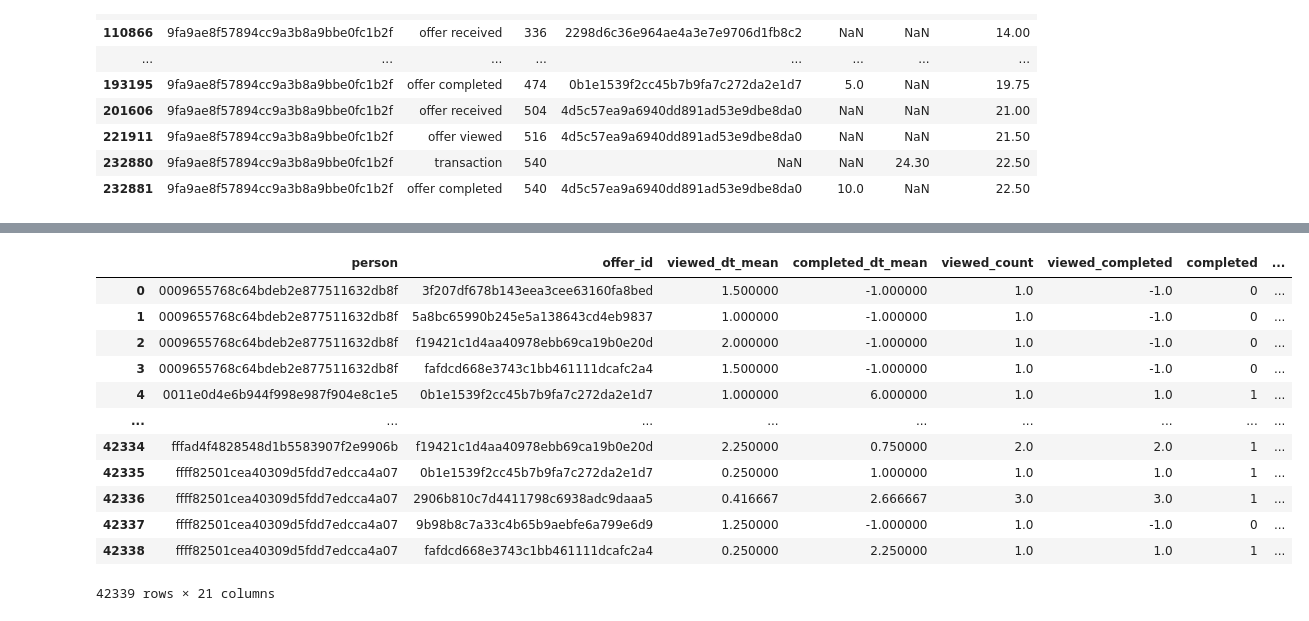
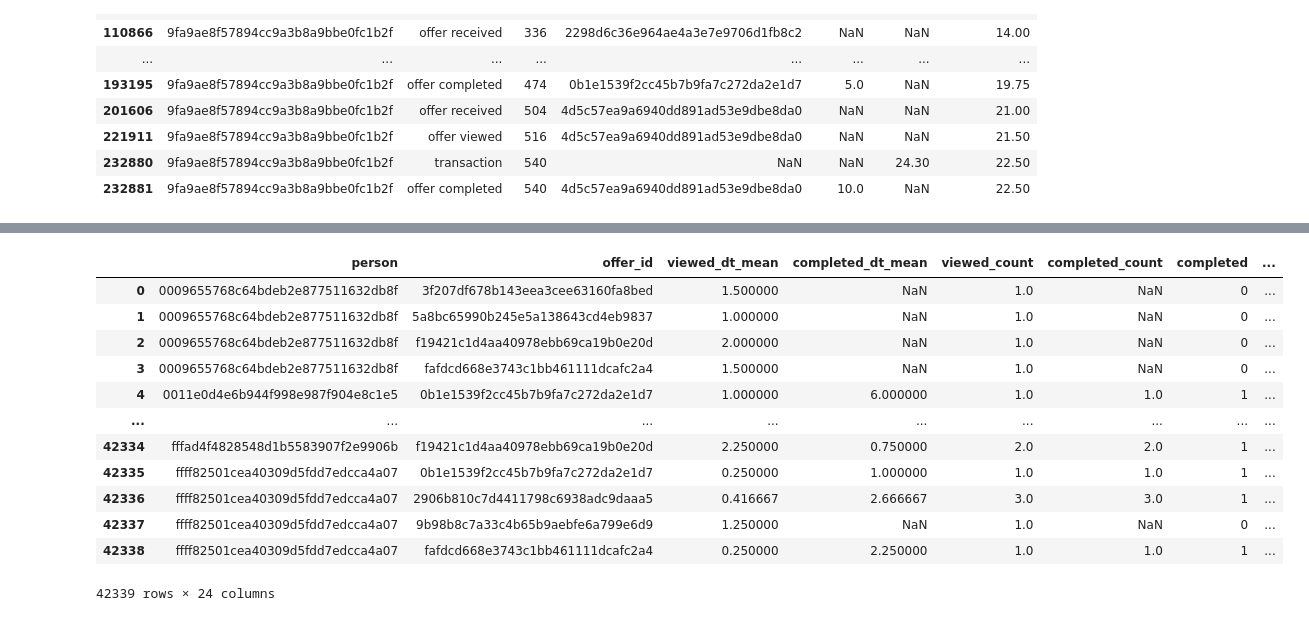
Before and after one commit to Sopka/udacity-starbucks-capstone, a Jupyter notebook: Starbucks_Capstone_notebook.ipynb, the cells around one changed output, grey strips where cells are left out. Drawn from its saved outputs; the diff is of its cells as text; code cells hidden in the pictures.

```diff
--- a/Starbucks_Capstone_notebook.ipynb
+++ b/Starbucks_Capstone_notebook.ipynb
@@ -709,28 +575,0 @@ mean_dtevent = analyze_dtevent(dtevent)
-# %%
-def combine_offer_viewed_and_completed(dtevent):
-    dtevent = dtevent.copy()
-    combined = []
-
-    for group, rest in dtevent.groupby(by=['person', 'offer_id']):
-        if rest.shape[0] > 2:
-            raise ValueError("group has more than 2 elements:\n" +  str(rest))
-        viewed_dt_mean = np.nan
-        viewed_count = np.nan
-        completed_dt_mean = np.nan
-        completed_count = np.nan
-        for _, row in rest.iterrows():
-            if row.event == 'offer viewed':
-                viewed_dt_mean = row.dt_mean
-                viewed_count = row['count']
-            elif row.event == 'offer completed':
-                completed_dt_mean = row.dt_mean
-                completed_count = row['count']
-        completed = 1 if pd.notna(completed_dt_mean) else 0
-        outrow = [row.person, row.offer_id, viewed_dt_mean, completed_dt_mean, viewed_count, completed_count, completed]
-        combined.append(outrow)
-    df = pd.DataFrame.from_records(combined, columns=['person', 'offer_id', 'viewed_dt_mean', 'completed_dt_mean', 'viewed_count', 'viewed_completed', 'completed'])
-    df.replace(np.nan, -1, inplace=True)
-    return df
-
-dtevent_combined = combine_offer_viewed_and_completed(mean_dtevent)
-dtevent_combined
@@ -750,0 +576,5 @@ dtevent_combined
+# %%
+# now let's count how many times a person has viewed or completed an offer
+event_count = dtevent.groupby(by=['person','offer_id','event']).dt.count().reset_index()
+event_count.rename(columns={'dt': 'count'}, inplace=True)
+event_count # count event types per person and offer
@@ -750,0 +595,6 @@ dtevent_combined
+# %%
+# in the aggregated view to count event types we've lost the delta time information
+# let's merge them back
+dtevent_plus_count = dtevent.merge(event_count, left_on=['person','offer_id','event'],
+                              right_on=['person','offer_id','event'],how='left')
+dtevent_plus_count
@@ -751,29 +782,29 @@ dtevent_combined
 # %%
 def enrich_dtevent(dtevent, profile, portfolio):
     pdtevent = dtevent.copy()
-    profile_columns = ['id','gender', 'age', 'income']
-    pdtevent = pdtevent.merge(profile[profile_columns], left_on='person', right_on='id', how='left')
+    pdtevent = pdtevent.merge(profile, left_on='person', right_on='id', how='left')
     pdtevent.drop(columns=['id'], inplace=True)
-    portfolio_columns = []
     pdtevent = pdtevent.merge(portfolio, left_on='offer_id', right_on='id', how='left')
     pdtevent.drop(columns=['id'], inplace=True)
     pdtevent.drop(columns=['offer_type'], inplace=True)
     # todo: go only for offer_type_encoded not the ot_available columns...
     return pdtevent.sort_values(by=['person','offer_id'])
 
 enriched_dtevent = enrich_dtevent(dtevent_combined, pprofile, pportfolio)
+enriched_dtevent.to_csv('enriched_dtevent.csv', index=False)
+
 enriched_dtevent
 # %% [output]
-|  | person | offer_id | viewed_dt_mean | completed_dt_mean | viewed_count | viewed_completed | completed | ... |
-| 0 | 0009655768c64bdeb2e877511632db8f | 3f207df678b143eea3cee63160fa8bed | 1.500000 | -1.000000 | 1.0 | -1.0 | 0 | ... |
-| 1 | 0009655768c64bdeb2e877511632db8f | 5a8bc65990b245e5a138643cd4eb9837 | 1.000000 | -1.000000 | 1.0 | -1.0 | 0 | ... |
-| 2 | 0009655768c64bdeb2e877511632db8f | f19421c1d4aa40978ebb69ca19b0e20d | 2.000000 | -1.000000 | 1.0 | -1.0 | 0 | ... |
-| 3 | 0009655768c64bdeb2e877511632db8f | fafdcd668e3743c1bb461111dcafc2a4 | 1.500000 | -1.000000 | 1.0 | -1.0 | 0 | ... |
+|  | person | offer_id | viewed_dt_mean | completed_dt_mean | viewed_count | completed_count | completed | ... |
+| 0 | 0009655768c64bdeb2e877511632db8f | 3f207df678b143eea3cee63160fa8bed | 1.500000 | NaN | 1.0 | NaN | 0 | ... |
+| 1 | 0009655768c64bdeb2e877511632db8f | 5a8bc65990b245e5a138643cd4eb9837 | 1.000000 | NaN | 1.0 | NaN | 0 | ... |
+| 2 | 0009655768c64bdeb2e877511632db8f | f19421c1d4aa40978ebb69ca19b0e20d | 2.000000 | NaN | 1.0 | NaN | 0 | ... |
+| 3 | 0009655768c64bdeb2e877511632db8f | fafdcd668e3743c1bb461111dcafc2a4 | 1.500000 | NaN | 1.0 | NaN | 0 | ... |
 | 4 | 0011e0d4e6b944f998e987f904e8c1e5 | 0b1e1539f2cc45b7b9fa7c272da2e1d7 | 1.000000 | 6.000000 | 1.0 | 1.0 | 1 | ... |
 | ... | ... | ... | ... | ... | ... | ... | ... | ... |
 | 42334 | fffad4f4828548d1b5583907f2e9906b | f19421c1d4aa40978ebb69ca19b0e20d | 2.250000 | 0.750000 | 2.0 | 2.0 | 1 | ... |
 | 42335 | ffff82501cea40309d5fdd7edcca4a07 | 0b1e1539f2cc45b7b9fa7c272da2e1d7 | 0.250000 | 1.000000 | 1.0 | 1.0 | 1 | ... |
 | 42336 | ffff82501cea40309d5fdd7edcca4a07 | 2906b810c7d4411798c6938adc9daaa5 | 0.416667 | 2.666667 | 3.0 | 3.0 | 1 | ... |
-| 42337 | ffff82501cea40309d5fdd7edcca4a07 | 9b98b8c7a33c4b65b9aebfe6a799e6d9 | 1.250000 | -1.000000 | 1.0 | -1.0 | 0 | ... |
+| 42337 | ffff82501cea40309d5fdd7edcca4a07 | 9b98b8c7a33c4b65b9aebfe6a799e6d9 | 1.250000 | NaN | 1.0 | NaN | 0 | ... |
 | 42338 | ffff82501cea40309d5fdd7edcca4a07 | fafdcd668e3743c1bb461111dcafc2a4 | 0.250000 | 2.250000 | 1.0 | 1.0 | 1 | ... |
-42339 rows × 21 columns
+42339 rows × 24 columns
```
Also changed, not shown: parts of 29 cells of this notebook.
